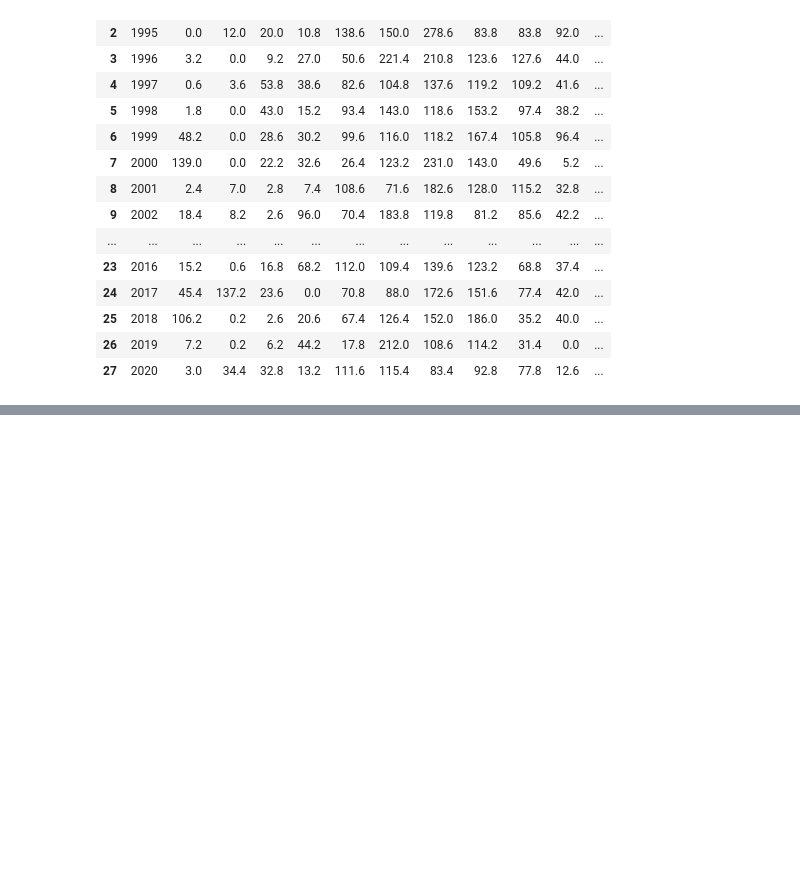
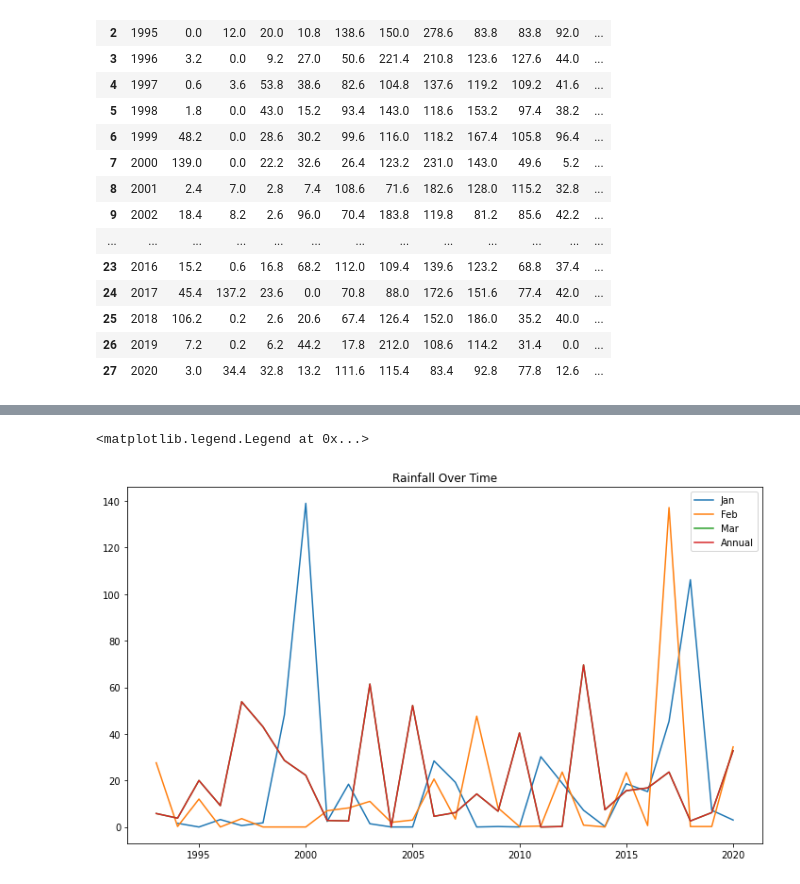
Before and after one commit to DaveWates/Extended-Learning-Portfolio, a Jupyter notebook: Rainfall.ipynb, the cells around one changed output, grey strips where cells are left out. Cells and saved outputs as stored; diff of their text form; code cells hidden in the pictures; blank space fills up the shorter version.

```diff
--- a/Rainfall.ipynb
+++ b/Rainfall.ipynb
@@ -207,0 +327,13 @@ ave_Yrly_RF()
+# %%
+rainfall = pd.read_csv('rainfall.csv')
+
+plt.figure(figsize= (10,6))
+plt.title('Rainfall Over Time')
+plt.plot(rainfall.Year, rainfall.Jan, label = 'Jan')
+plt.plot(rainfall.Year, rainfall.Feb,label = 'Feb')
+plt.plot(rainfall.Year, rainfall.Mar,label = 'Mar')
+plt.plot(rainfall.Year, rainfall.Mar,label = 'Annual')
+plt.legend()
+# %% [output]
+<matplotlib.legend.Legend at 0x...>
+[figure, added]
```
Also changed, not shown: parts of 8 cells of this notebook.
